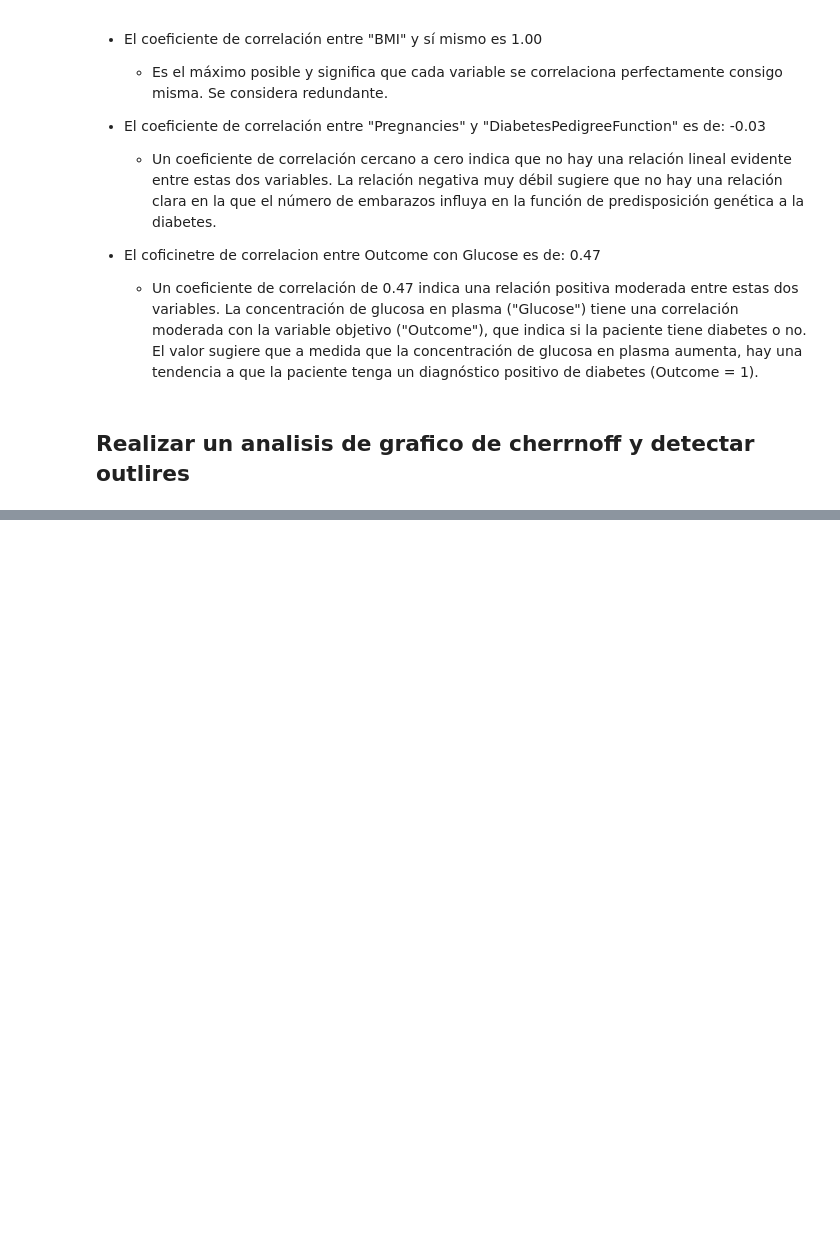
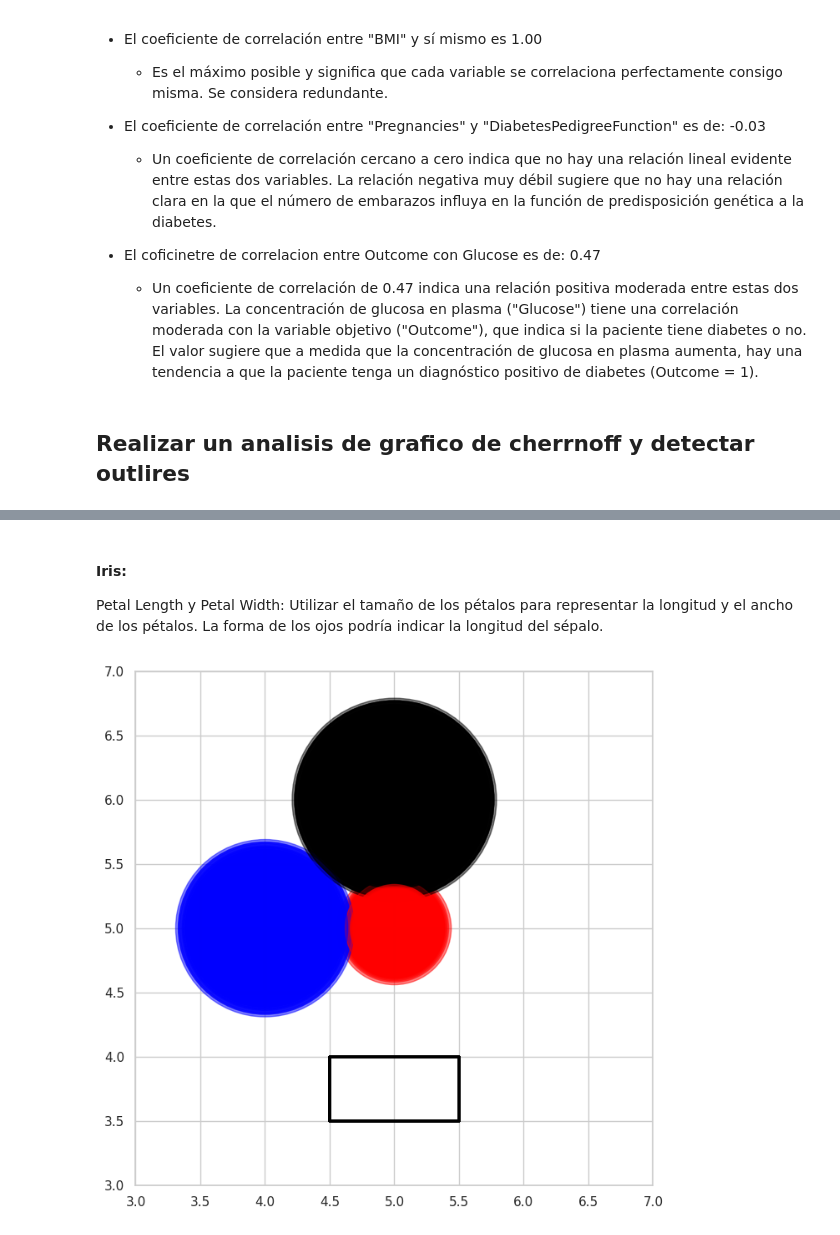
Before and after one commit to agustinsalum/ciencia-datos-python, a Jupyter notebook: Trabajos-practicos/tp4/tp4.ipynb, the cells around one changed output, grey strips where cells are left out. Drawn from its saved outputs; the diff is of its cells as text; code cells hidden in the pictures; blank space fills up the shorter version.

```diff
--- a/Trabajos-practicos/tp4/tp4.ipynb
+++ b/Trabajos-practicos/tp4/tp4.ipynb
@@ -658,0 +675,50 @@ plt.show()
+# %% [markdown]
+#### Iris:
+
+Petal Length y Petal Width: Utilizar el tamaño de los pétalos para representar la longitud y el ancho de los pétalos. La forma de los ojos podría indicar la longitud del sépalo.
+# %%
+import matplotlib.pyplot as plt
+import numpy as np
+
+# Supongamos que las columnas del dataset son atributos para las caras
+# Asegúrate de ajustar estas columnas de acuerdo a tu dataset
+sepal_length = df_iris['sepal_length']
+sepal_width = df_iris['sepal_width']
+petal_length = df_iris['petal_length']
+petal_width = df_iris['petal_width']
+
+# Crear una figura y ejes
+fig, ax = plt.subplots()
+
+# Ajustar el tamaño de la figura
+fig.set_size_inches(8, 8)
+
+# Iterar a través de las observaciones y crear las caras
+for i in range(len(df_iris)):
+    # Definir los atributos faciales
+    atributo_facial_sepal_length = sepal_length[i]
+    atributo_facial_sepal_width = sepal_width[i]
+    atributo_facial_petal_length = petal_length[i]
+    atributo_facial_petal_width = petal_width[i]
+
+    # Crear una cara utilizando círculos y líneas
+    # Ajusta la posición y tamaño de los círculos y líneas según los atributos faciales
+    # Puedes usar funciones de matplotlib para crear los componentes faciales
+    # Por ejemplo:
+    ax.add_patch(plt.Circle((5, 6), atributo_facial_sepal_length/10, color='black', alpha=0.5))
+    ax.add_patch(plt.Circle((5, 5), atributo_facial_sepal_width/10, color='red', alpha=0.5))
+    ax.add_patch(plt.Circle((4, 5), atributo_facial_petal_length/10, color='blue', alpha=0.5))
+    ax.plot([4.5, 5.5], [4, 4], color='black')
+    ax.plot([4.5, 5.5], [3.5, 3.5], color='black')
+    ax.plot([4.5, 4.5], [3.5, 4], color='black')
+    ax.plot([5.5, 5.5], [3.5, 4], color='black')
+    # ... Repite esto para crear los componentes faciales
+
+# Ajustar los límites de los ejes
+ax.set_xlim(3, 7)
+ax.set_ylim(3, 7)
+
+# Mostrar la figura
+plt.show()
+# %% [output]
+[figure, added]
```
Also changed, not shown: parts of 2 cells of this notebook.
